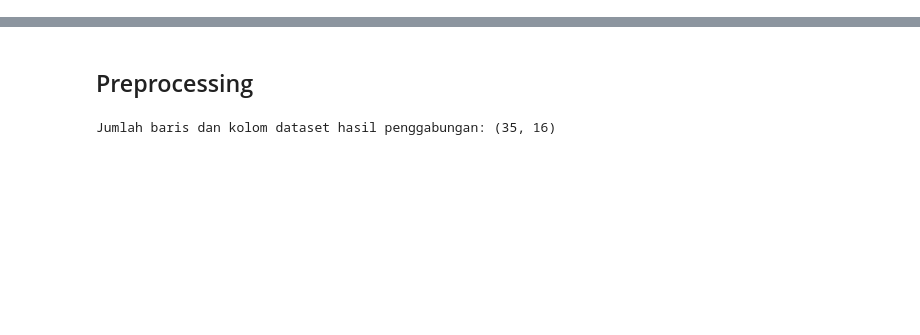
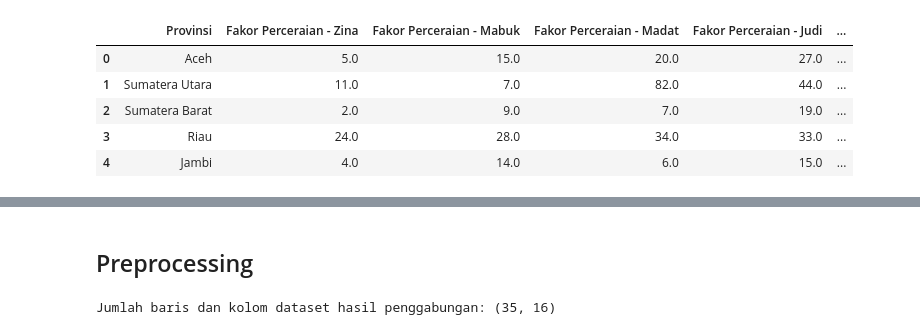
Before and after one commit to nurhidayahanugrah/datmin-pmm, a Jupyter notebook: Coba/pakeini.ipynb, the cells around one changed output, grey strips where cells are left out. Cells and saved outputs as stored; diff of their text form; code cells hidden in the pictures; blank space fills up the shorter version.

```diff
--- a/Coba/pakeini.ipynb
+++ b/Coba/pakeini.ipynb
@@ -4,3 +4,18 @@ import pandas as pd
 from sklearn.cluster import KMeans
 from sklearn.preprocessing import StandardScaler
 import matplotlib.pyplot as plt
+# %%
+df18 = pd.read_excel("perceraian2018.xlsx")
+df19 = pd.read_excel("perceraian2019.xlsx")
+df20 = pd.read_excel("perceraian2020.xlsx")
+df21 = pd.read_excel("perceraian2021.xlsx")
+df22 = pd.read_excel("perceraian2022.xlsx")
+# %%
+df22.head()
+# %% [output]
+|  | Provinsi | Fakor Perceraian - Zina | Fakor Perceraian - Mabuk | Fakor Perceraian - Madat | Fakor Perceraian - Judi | ... |
+| 0 | Aceh | 5.0 | 15.0 | 20.0 | 27.0 | ... |
+| 1 | Sumatera Utara | 11.0 | 7.0 | 82.0 | 44.0 | ... |
+| 2 | Sumatera Barat | 2.0 | 9.0 | 7.0 | 19.0 | ... |
+| 3 | Riau | 24.0 | 28.0 | 34.0 | 33.0 | ... |
+| 4 | Jambi | 4.0 | 14.0 | 6.0 | 15.0 | ... |
```
Also changed, not shown: parts of 17 cells of this notebook, 1 other file.
